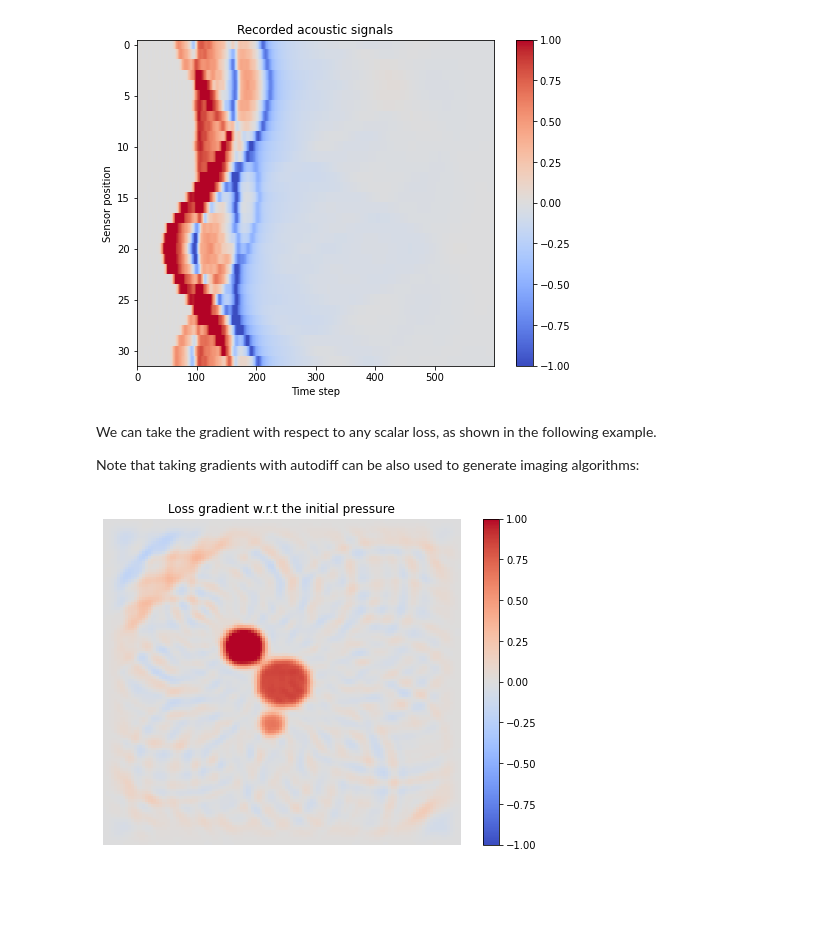
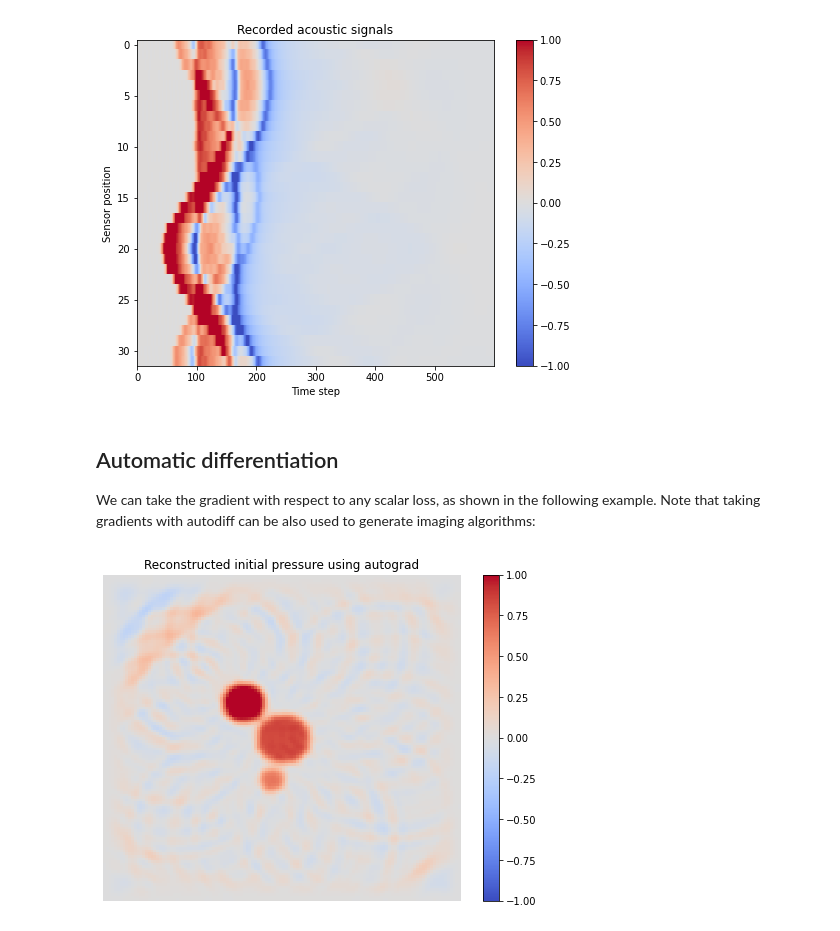
Before and after one commit to ucl-bug/jwave, a Jupyter notebook: docs/notebooks/homog_propagation_medium.ipynb, the cells around one changed output. Cells and saved outputs as stored; diff of their text form; code cells hidden in the pictures; blank space fills up the shorter version.

Commit message:
update homog field example

```diff
--- a/docs/notebooks/homog_propagation_medium.ipynb
+++ b/docs/notebooks/homog_propagation_medium.ipynb
@@ -120,5 +117,5 @@ The `solver` function can be transfromed with JAX program transformations, such
 from jwave.acoustics import pressure_from_density as d2p
 from jax import jit
 
-p = jit(solver)(params)
+sensors_data = jit(solver)(params)
 # %%
@@ -130,22 +127,29 @@ plt.show()
 # %% [output]
 [figure]
 # %% [markdown]
+## Automatic differentiation
+
 We can take the gradient with respect to any scalar loss, as shown in the following example.
-
 Note that taking gradients with autodiff can be also used to generate imaging algorithms:
 # %%
 from jax import grad
 
-@grad
-def silly_loss(p0):
-    local_params = params.copy()
-    local_params["initial_fields"]["p"] = p0
-    p_pred = solver(local_params)
-    return 0.5*jnp.sum(jnp.abs(p_pred - p)**2)
+@jit # Compile the whole algorithm
+def lazy_time_reversal(p):
 
-p0 = jnp.zeros_like(params["initial_fields"]["p"])
-p_grad = silly_loss(p0)
+    def mse_loss(p0):
+        local_params = params.copy()
+        local_params["initial_fields"]["p"] = p0
+        p_pred = solver(local_params)
+        return 0.5*jnp.sum(jnp.abs(p_pred - p)**2)
+
+    p0 = jnp.zeros_like(params["initial_fields"]["p"])
+    p_grad = grad(mse_loss)(p0)
+
+    return -p_grad
+
+recon_image = lazy_time_reversal(sensors_data)
 # %%
-show_field(-p_grad, 'Loss gradient w.r.t the initial pressure', vmax=1)
+show_field(recon_image, 'Reconstructed initial pressure using autograd', vmax=1)
 # %% [output]
-[figure, old version]
+[figure, new version]
```
Also changed, not shown: parts of 2 cells of this notebook.
